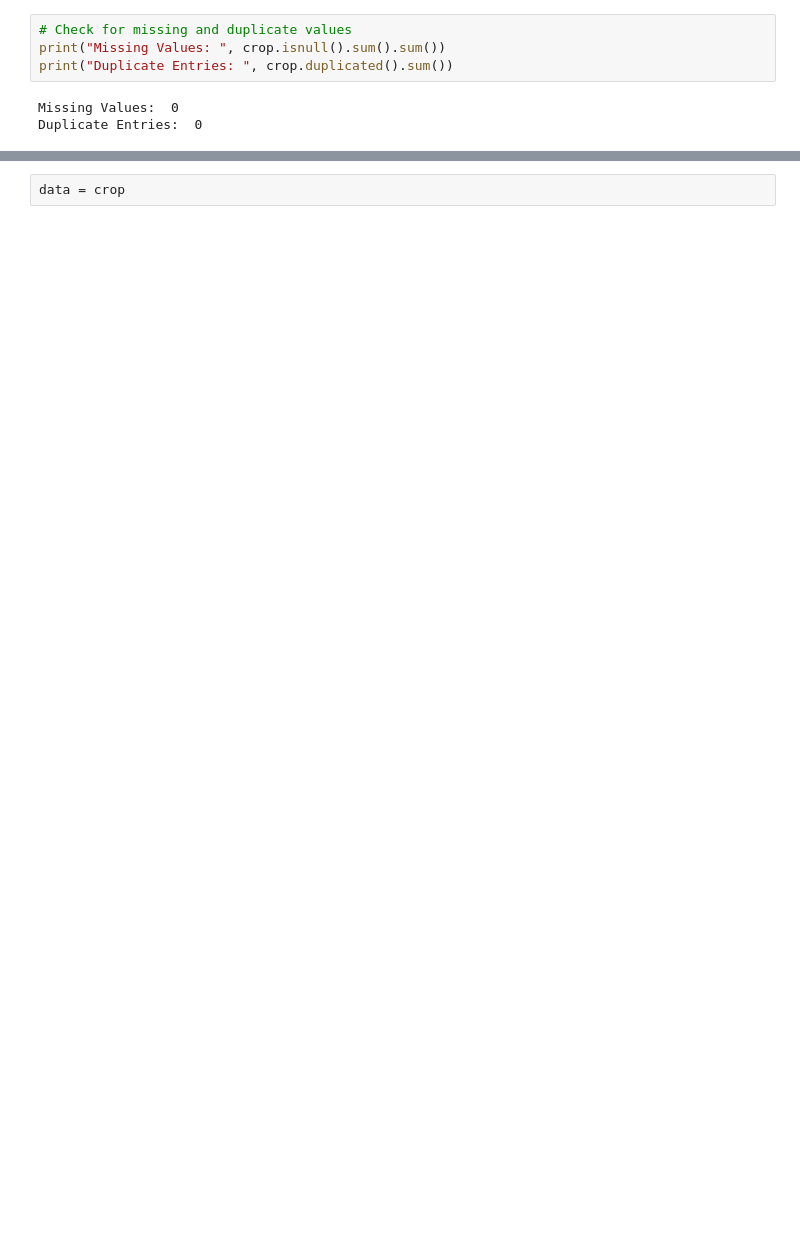
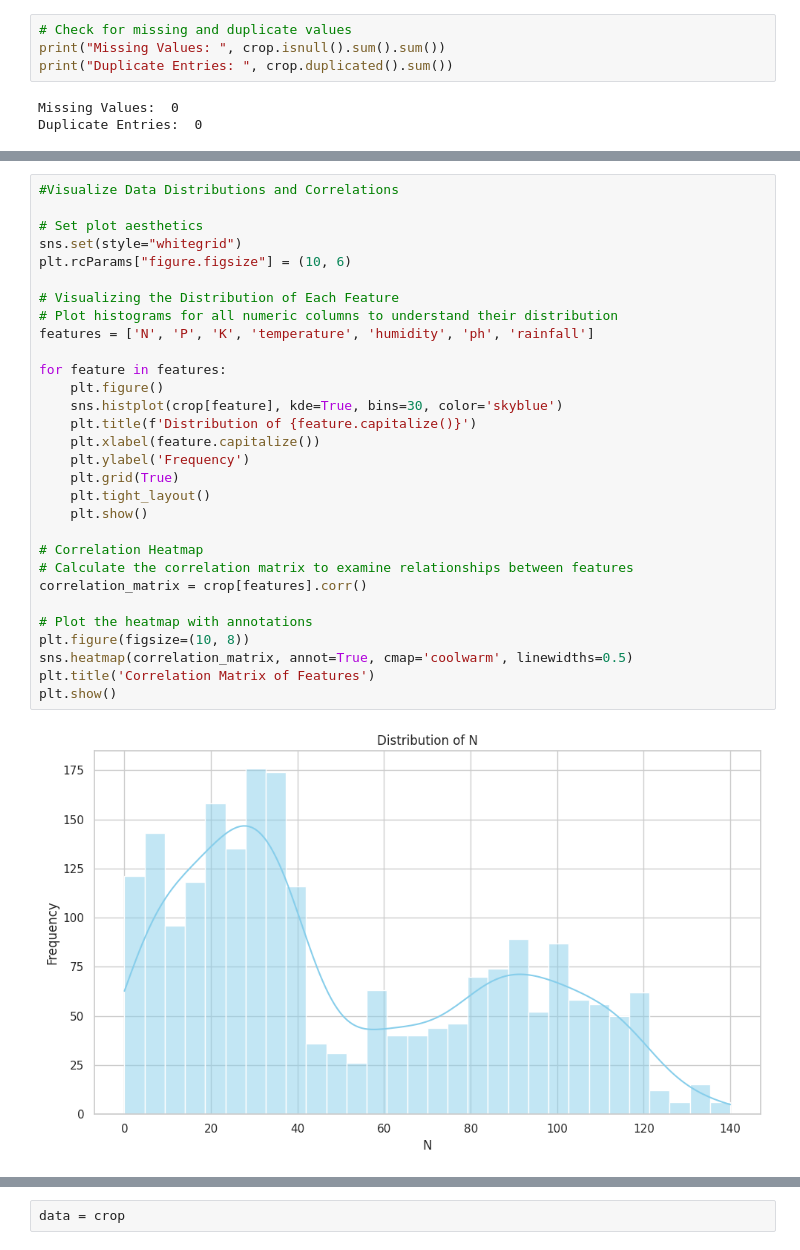
Before and after one commit to tej-mahender/Crop_Recommendation, a Jupyter notebook: cropRecommendation_yieldPrediction.ipynb, the cells around one changed output, grey strips where cells are left out. Saved outputs shown, nothing was run; the diff lists cells and outputs as text; blank space fills up the shorter version.

```diff
--- a/cropRecommendation_yieldPrediction.ipynb
+++ b/cropRecommendation_yieldPrediction.ipynb
@@ -460,0 +200,32 @@ Rainfall (mm): 200
+# %%
+#Visualize Data Distributions and Correlations
+
+# Set plot aesthetics
+sns.set(style="whitegrid")
+plt.rcParams["figure.figsize"] = (10, 6)
+
+# Visualizing the Distribution of Each Feature
+# Plot histograms for all numeric columns to understand their distribution
+features = ['N', 'P', 'K', 'temperature', 'humidity', 'ph', 'rainfall']
+
+for feature in features:
+    plt.figure()
+    sns.histplot(crop[feature], kde=True, bins=30, color='skyblue')
+    plt.title(f'Distribution of {feature.capitalize()}')
+    plt.xlabel(feature.capitalize())
+    plt.ylabel('Frequency')
+    plt.grid(True)
+    plt.tight_layout()
+    plt.show()
+
+# Correlation Heatmap
+# Calculate the correlation matrix to examine relationships between features
+correlation_matrix = crop[features].corr()
+
+# Plot the heatmap with annotations
+plt.figure(figsize=(10, 8))
+sns.heatmap(correlation_matrix, annot=True, cmap='coolwarm', linewidths=0.5)
+plt.title('Correlation Matrix of Features')
+plt.show()
+# %% [output]
+[figure, added]
```
Also changed, not shown: parts of 132 cells of this notebook.
